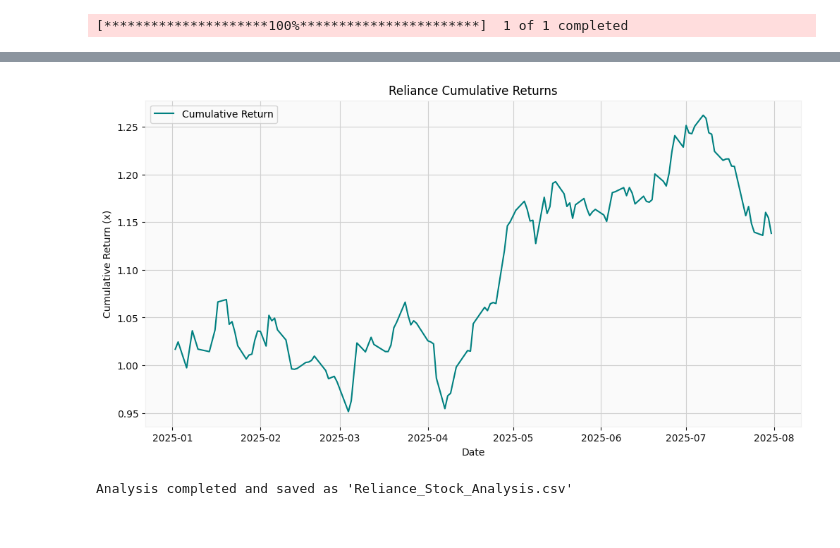
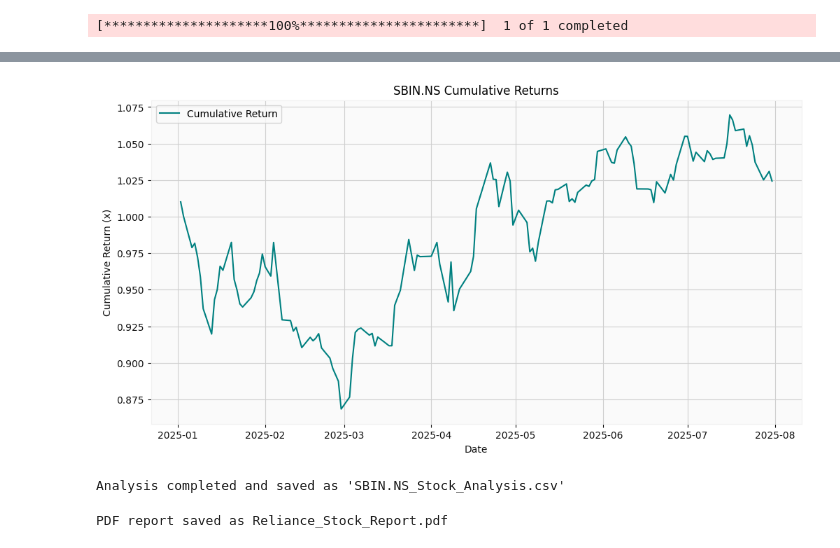
Before and after one commit to sinhaaditya9241/Powerbi-Stock-Dashboard, a Jupyter notebook: stock_analysis_notebook.ipynb, the cells around one changed output, grey strips where cells are left out. Drawn from its saved outputs; the diff is of its cells as text; code cells hidden in the pictures.

```diff
--- a/stock_analysis_notebook.ipynb
+++ b/stock_analysis_notebook.ipynb
@@ -8,7 +10,7 @@ import seaborn as sns
 import mplfinance as mpf
 # %%
 # 1. Download Reliance Stock Data
-ticker_symbol = "RELIANCE.NS"  # NSE: Reliance Industries
+ticker_symbol = "SBIN.NS"  # NSE: sbin
 df = yf.download(ticker_symbol, start="2025-01-01", end="2025-08-01")
 # %% [output]
 [*********************100%***********************]  1 of 1 completed
@@ -102,19 +104,65 @@ mpf.plot(df_mpf, type='candle', volume=True, style='yahoo', title="Reliance Cand
 # %%
 # 9. Cumulative Returns
 df['Cumulative Return'] = (1 + df['Daily Return']).cumprod()
 plt.figure(figsize=(12,6))
 plt.plot(df['Cumulative Return'], label='Cumulative Return', color='teal')
-plt.title("Reliance Cumulative Returns")
+plt.title(f"{ticker_symbol} Cumulative Returns")
 plt.xlabel("Date")
 plt.ylabel("Cumulative Return (x)")
 plt.legend()
 plt.grid(True)
 plt.show()
 # %% [output]
-[figure, old version]
+[figure, new version]
 # %%
 # Save the processed data
-df.to_csv("Reliance_Stock_Analysis.csv")
-print("\nAnalysis completed and saved as 'Reliance_Stock_Analysis.csv'")
+df.to_csv(f"{ticker_symbol}_Stock_Analysis.csv")
+print(f"\nAnalysis completed and saved as '{ticker_symbol}_Stock_Analysis.csv'")
 # %% [output]
-Analysis completed and saved as 'Reliance_Stock_Analysis.csv'
+Analysis completed and saved as 'SBIN.NS_Stock_Analysis.csv'
+# %%
+# !pip install reportlab
+
+from reportlab.platypus import SimpleDocTemplate, Paragraph, Spacer, Image
+from reportlab.lib.pagesizes import letter
+from reportlab.lib.styles import getSampleStyleSheet
+import os
+
+# Create PDF
+pdf_filename = f"{ticker_symbol}_Stock_Report.pdf"
+doc = SimpleDocTemplate(pdf_filename, pagesize=letter)
+styles = getSampleStyleSheet()
+elements = []
+
+elements.append(Paragraph(f"{ticker_symbol} Stock Analysis Report", styles['Title']))
+elements.append(Spacer(1, 12))
+
+# Example stats
+elements.append(Paragraph(f"Date Range: {df.index.min().date()} to {df.index.max().date()}", styles['Normal']))
+elements.append(Paragraph(f"Total Data Points: {len(df)}", styles['Normal']))
+elements.append(Paragraph(f"Mean Close Price: {df['Close'].mean():.2f}", styles['Normal']))
+elements.append(Paragraph(f"Std Dev Close Price: {df['Close'].std():.2f}", styles['Normal']))
+elements.append(Paragraph(f"Min Close Price: {df['Close'].min():.2f}", styles['Normal']))
+elements.append(Paragraph(f"Max Close Price: {df['Close'].max():.2f}", styles['Normal']))
+elements.append(Spacer(1, 12))
+
+# Add example chart image
+plt.figure(figsize=(8,4))
+plt.plot(df['Close'])
+plt.title("Closing Price")
+plt.xlabel("Date")
+plt.ylabel("Close Price")
+chart_path = "close_chart.png"
+plt.savefig(chart_path)
+plt.close()
+
+elements.append(Image(chart_path, width=400, height=200))
+elements.append(Spacer(1, 12))
+
+doc.build(elements)
+print(f"PDF report saved as {pdf_filename}")
+
+# Clean up chart image file
+if os.path.exists(chart_path):
+# %% [output]
+PDF report saved as Reliance_Stock_Report.pdf
```
Also changed, not shown: parts of 7 cells of this notebook, 4 other files.
